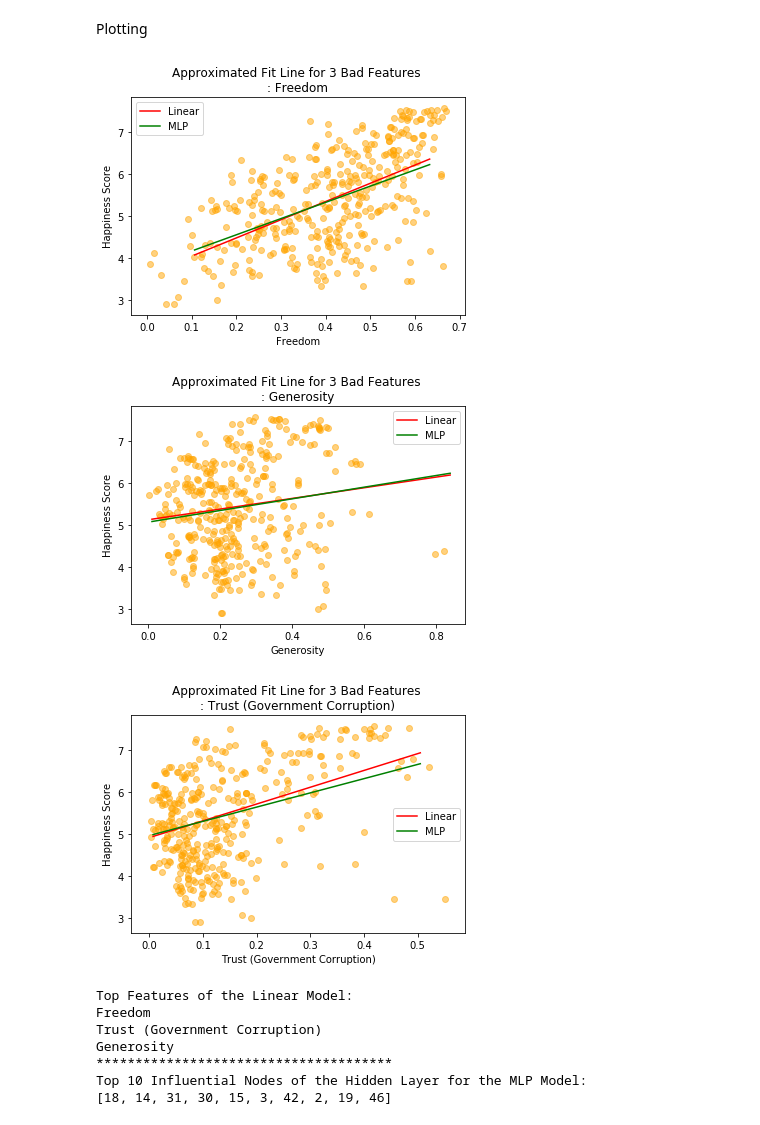
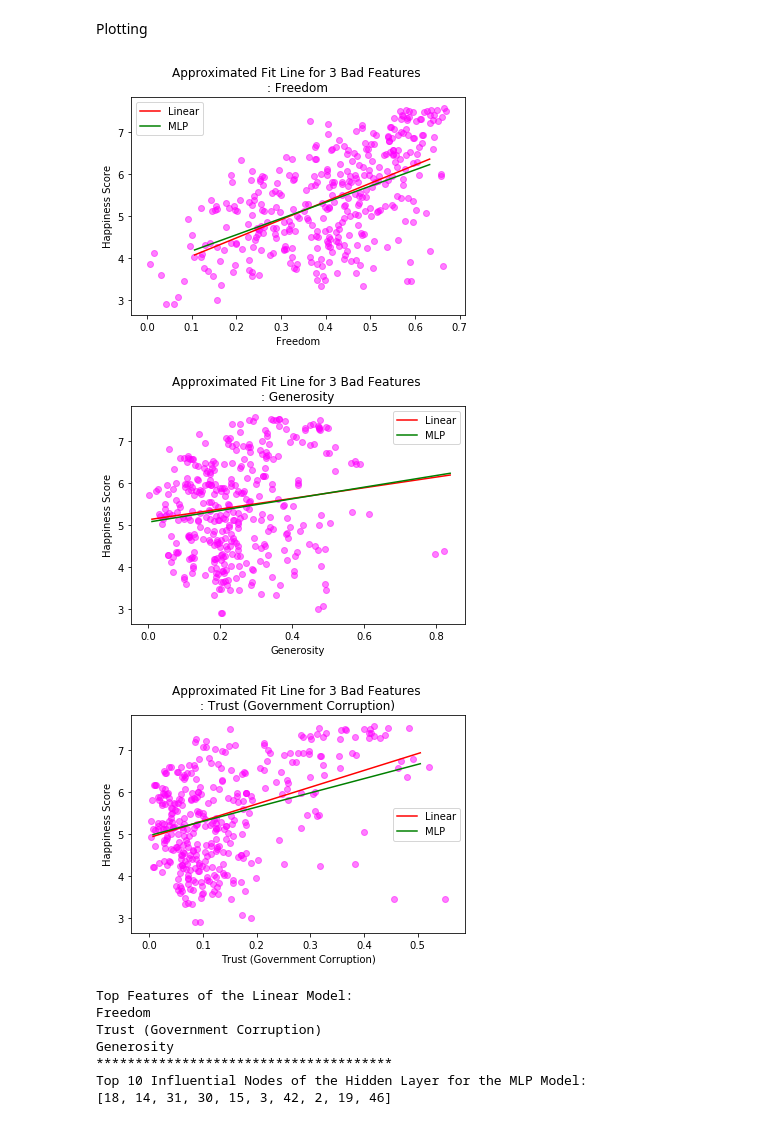
Before and after one commit to prashanthnetizen/Happiness_Score, a Jupyter notebook: Three_Bad_Feature_Results.ipynb, the cells around one changed output. Saved outputs shown, nothing was run; the diff lists cells and outputs as text; code cells hidden in the pictures.

```diff
--- a/Three_Bad_Feature_Results.ipynb
+++ b/Three_Bad_Feature_Results.ipynb
@@ -54,27 +54,27 @@ Plotting
 # %%
 import matplotlib.pyplot as plt
 from scipy import stats
 
 for i in range(len(columns)):
-    plt.scatter(XA_train[:,i], yA_train, alpha=0.5,c="#FFA500")
+    plt.scatter(XA_train[:,i], yA_train, alpha=0.5,c="#FF00FF")
     s_t = np.column_stack((XA_test[:,i], yA_pred))
     s_t = s_t[s_t[:,0].argsort()]
     slope, intercept, r_value, p_value, std_err = stats.linregress(s_t[:,0], s_t[:,1])
     plt.plot(s_t[:,0], intercept + slope*s_t[:,0], 'r', label='Linear')
 
     s_t = np.column_stack((XA_test[:,i], y1_pred))
     s_t = s_t[s_t[:,0].argsort()]
     slope, intercept, r_value, p_value, std_err = stats.linregress(s_t[:,0], s_t[:,1])
     plt.plot(s_t[:,0], intercept + slope*s_t[:,0], 'g', label='MLP')
     plt.gca().legend(('Linear','MLP'))
     plt.title("Approximated Fit Line for 3 Bad Features \n: " + columns[i])
     plt.xlabel(columns[i])
     plt.ylabel('Happiness Score')
     plt.show()
 # %% [output]
-[figure, old version]
+[figure, new version]
-[figure, old version]
+[figure, new version]
-[figure, old version]
+[figure, new version]
 # %%
 # Top Features:
 
```
